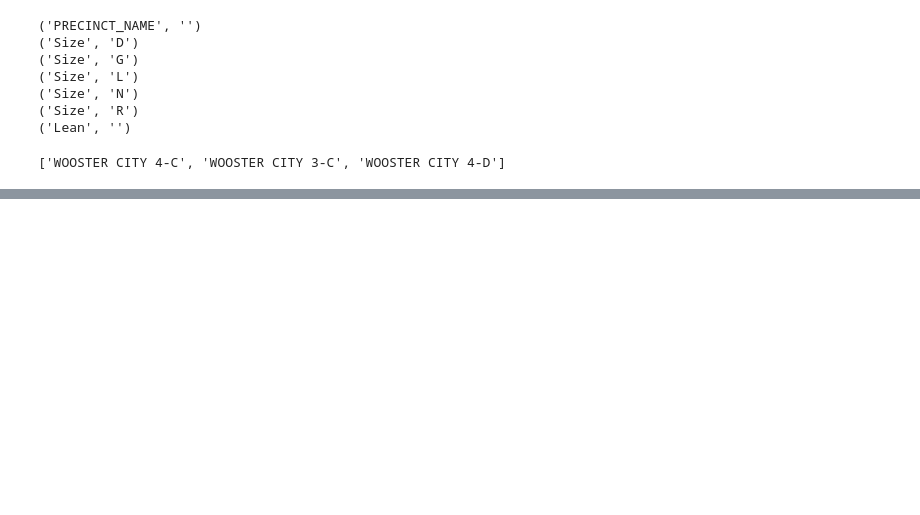
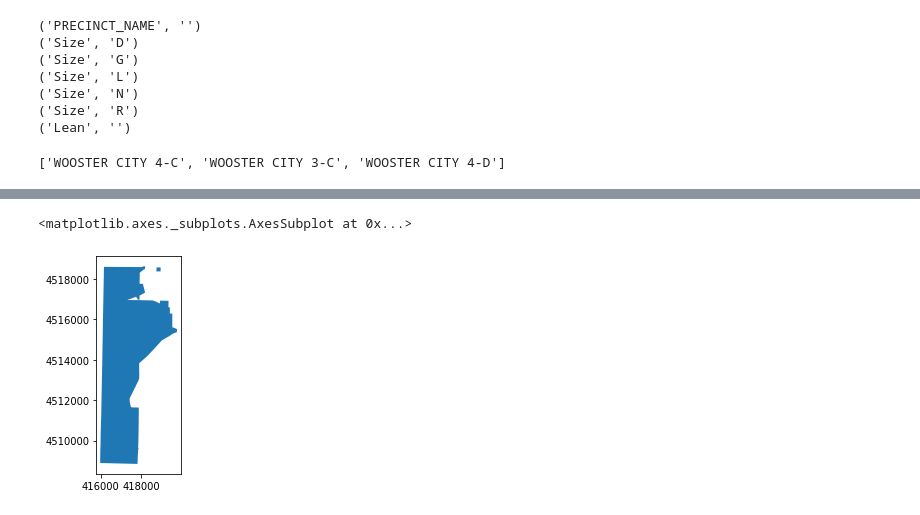
Before and after one commit to looperkr/canvassohio, a Jupyter notebook: notebooks/run_model.ipynb, the cells around one changed output, grey strips where cells are left out. Drawn from its saved outputs; the diff is of its cells as text; code cells hidden in the pictures; blank space fills up the shorter version.

```diff
--- a/notebooks/run_model.ipynb
+++ b/notebooks/run_model.ipynb
@@ -240,0 +252,6 @@ party_dict['GARFIELD HEIGHTS-05-B']
+# %%
+ptest_df=prec_df[prec_df.PRECINCT_e=='WOOSTER TWP 3']
+ptest_df.plot()
+# %% [output]
+<matplotlib.axes._subplots.AxesSubplot at 0x...>
+[figure, added]
```
Also changed, not shown: parts of 16 cells of this notebook, 5 other files.
